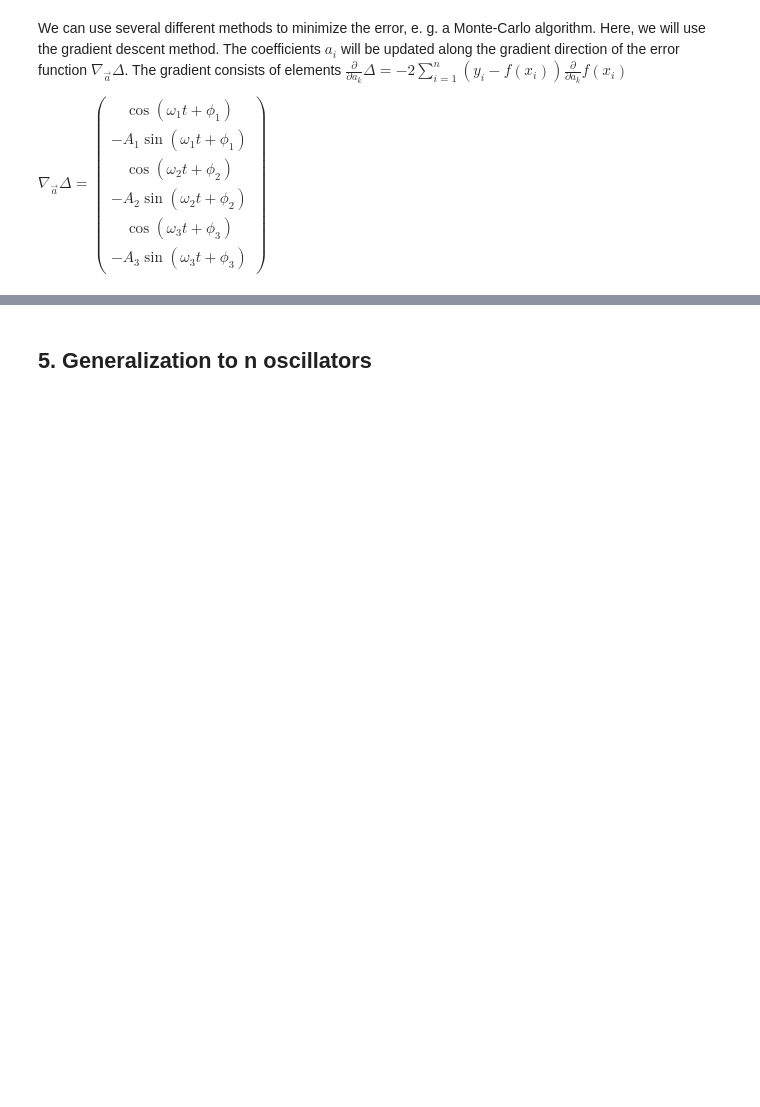
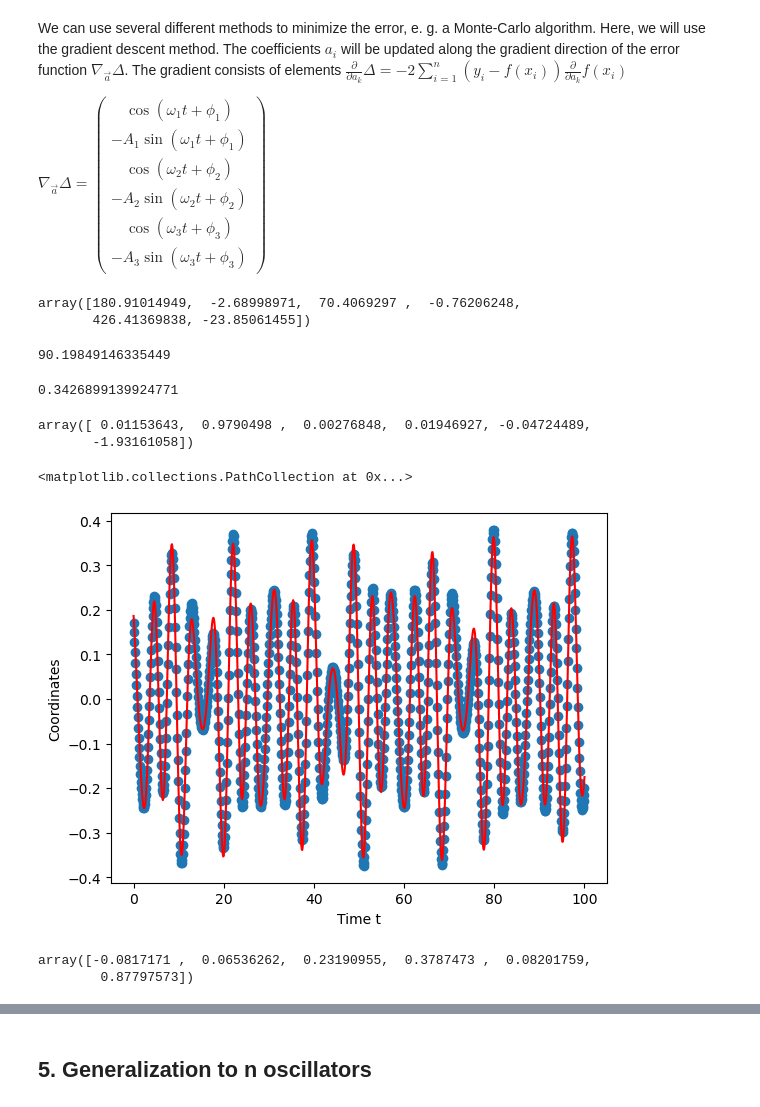
Before and after one commit to Hexabyte117/My-Projects, a Jupyter notebook: Computational Physics/08_Eigenvalue_coupled_oscillators_template.ipynb, the cells around one changed output, grey strips where cells are left out. Drawn from its saved outputs; the diff is of its cells as text; code cells hidden in the pictures; blank space fills up the shorter version.

```diff
--- a/Computational Physics/08_Eigenvalue_coupled_oscillators_template.ipynb
+++ b/Computational Physics/08_Eigenvalue_coupled_oscillators_template.ipynb
@@ -262,0 +343,43 @@ We can use several different methods to minimize the error, e. g. a Monte-Carlo
+# %%
+errorFitGradient( functionModel, a, data1)
+# %% [output]
+array([180.91014949,  -2.68998971,  70.4069297 ,  -0.76206248,
+       426.41369838, -23.85061455])
+# %%
+h = 0.0001
+
+# One test step
+a = a - h * errorFitGradient( functionModel, a, data1)
+print(errorFit( functionModel, a, data1))
+# %% [output]
+90.19849146335449
+# %%
+iterations = 1000
+
+for i in range(iterations):
+    a = a - h * errorFitGradient( functionModel, a, data1)
+# %%
+errorFit( functionModel, a, data1)
+# %% [output]
+0.3426899139924771
+# %%
+errorFitGradient( functionModel, a, data1)
+# %% [output]
+array([ 0.01153643,  0.9790498 ,  0.00276848,  0.01946927, -0.04724489,
+       -1.93161058])
+# %%
+plt.xlabel('Time t')
+plt.ylabel('Coordinates')
+
+t_eval = np.linspace(tStart, tEnd, 1001)
+
+plt.plot(t_eval, functionModel(t_eval,a),'red')
+plt.scatter(data1[0], data1[1])
+# %% [output]
+<matplotlib.collections.PathCollection at 0x...>
+[figure, added]
+# %%
+a
+# %% [output]
+array([-0.0817171 ,  0.06536262,  0.23190955,  0.3787473 ,  0.08201759,
+        0.87797573])
```
Also changed, not shown: parts of 35 cells of this notebook.
